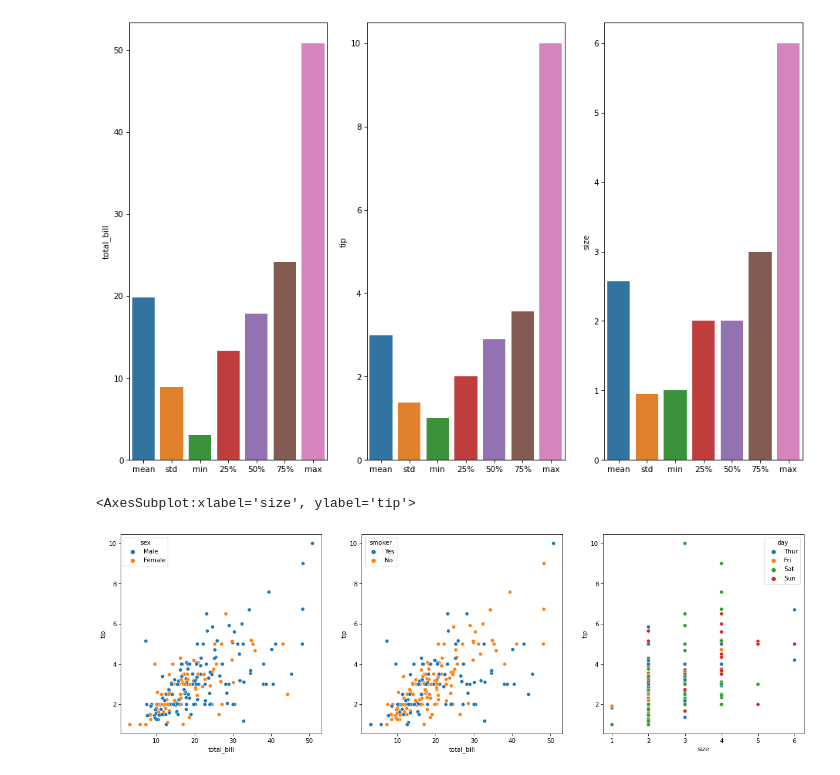
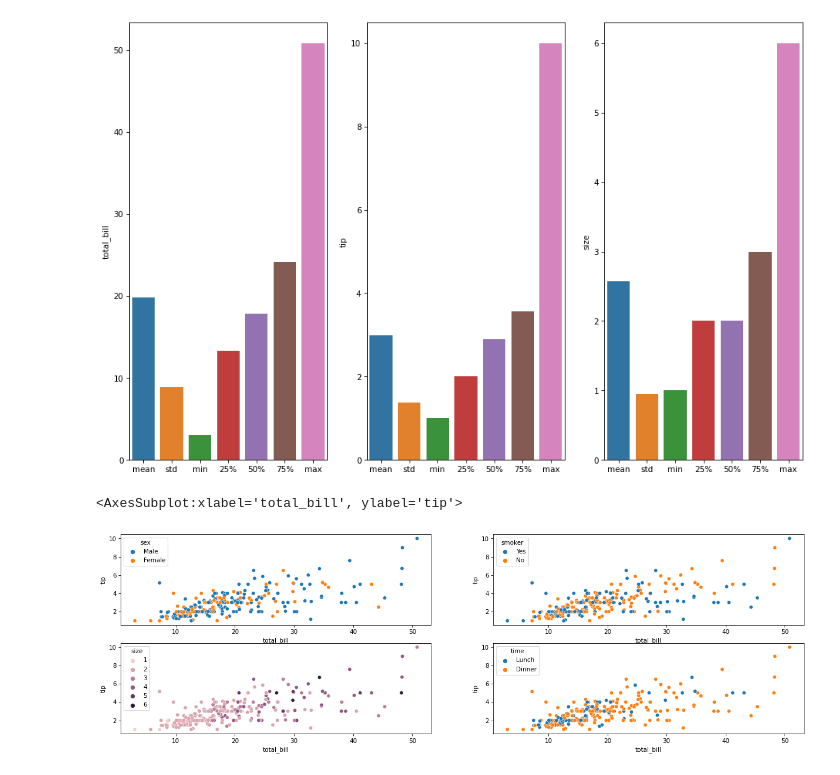
Before and after one commit to FabianAndersson17/Machinelearning-Fabian-Andersson, a Jupyter notebook: Exercises/Exercise_3_polynomial-regression.ipynb, the cells around one changed output. Drawn from its saved outputs; the diff is of its cells as text; code cells hidden in the pictures.

```diff
--- a/Exercises/Exercise_3_polynomial-regression.ipynb
+++ b/Exercises/Exercise_3_polynomial-regression.ipynb
@@ -45,10 +36,11 @@ for i, feature in enumerate(["total_bill", "tip", "size"]):
 # %% [output]
 [figure]
 # %%
-fig, ax = plt.subplots(1, 3, figsize=(20, 6), dpi=75)
-sns.scatterplot(data=tip_data, x = "total_bill", y = "tip", ax=ax[0], hue="sex")
-sns.scatterplot(data=tip_data, x = "total_bill", y = "tip", ax=ax[1], hue="smoker")
-sns.scatterplot(data=tip_data, x = "size", y = "tip", ax=ax[2], hue="day")
+fig, ax = plt.subplots(2, 2, figsize=(20, 6), dpi=75)
+sns.scatterplot(data=tip_data, x = "total_bill", y = "tip", ax=ax[0, 0], hue="sex")
+sns.scatterplot(data=tip_data, x = "total_bill", y = "tip", ax=ax[0, 1], hue="smoker")
+sns.scatterplot(data=tip_data, x = "total_bill", y = "tip", ax=ax[1, 0], hue="size")
+sns.scatterplot(data=tip_data, x = "total_bill", y = "tip", ax=ax[1, 1], hue="time")
 # %% [output]
-<AxesSubplot:xlabel='size', ylabel='tip'>
+<AxesSubplot:xlabel='total_bill', ylabel='tip'>
-[figure, old version]
+[figure, new version]
```
Also changed, not shown: parts of 1 cell of this notebook.
